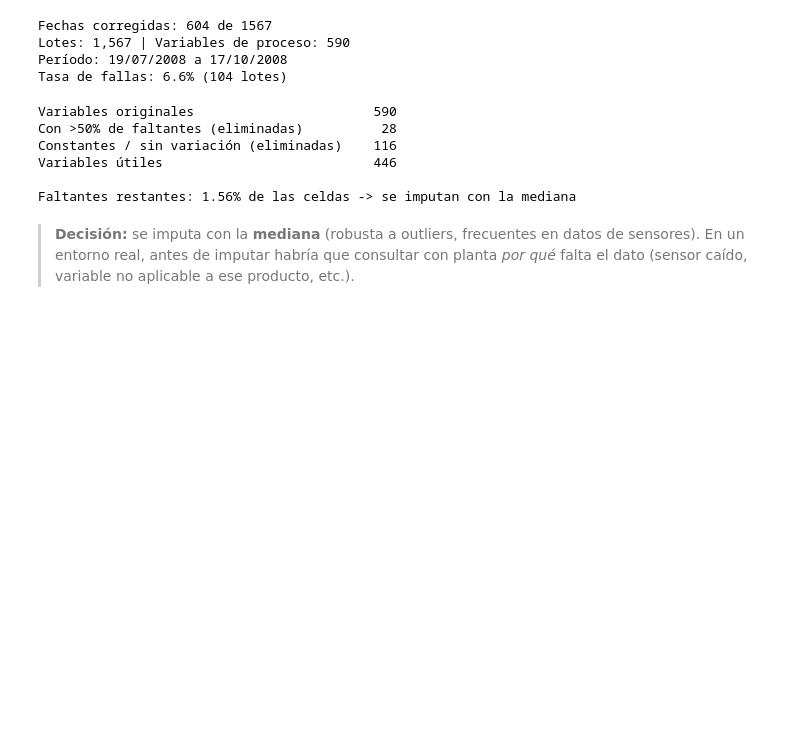
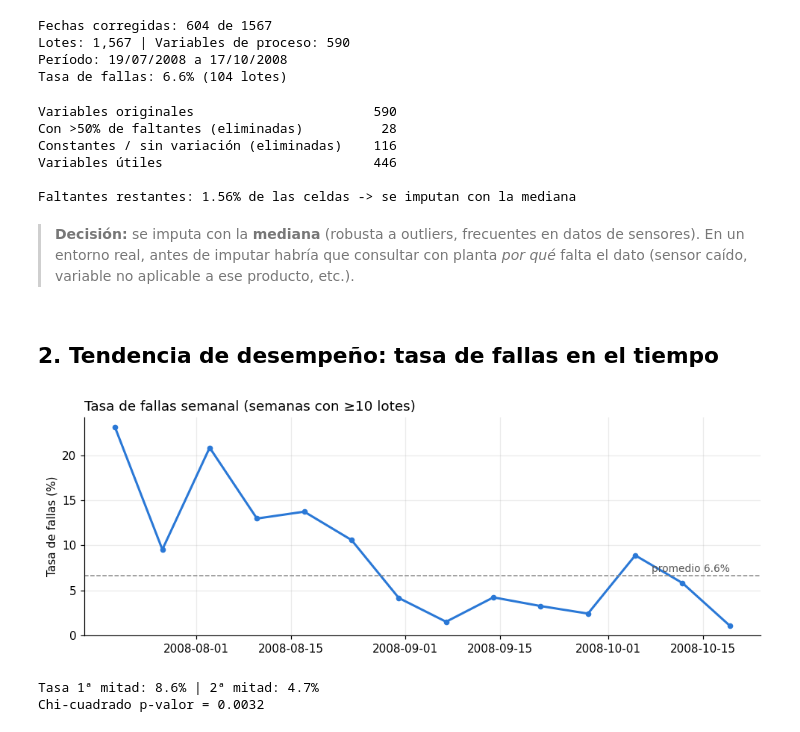
Before and after one commit to SaraGambande/secom-variables-criticas-proceso, a Jupyter notebook: secom_analisis_variables_criticas.ipynb, the cells around one changed output. Drawn from its saved outputs; the diff is of its cells as text; code cells hidden in the pictures; blank space fills up the shorter version.

Commit message:
Análisis de tendencia de la tasa de fallas y prueba chi-cuadrado

```diff
--- a/secom_analisis_variables_criticas.ipynb
+++ b/secom_analisis_variables_criticas.ipynb
@@ -96,3 +96,29 @@ Faltantes restantes: 1.56% de las celdas -> se imputan con la mediana
 # %% [markdown]
 > **Decisión:** se imputa con la **mediana** (robusta a outliers, frecuentes en datos de sensores). En un entorno real,
 > antes de imputar habría que consultar con planta *por qué* falta el dato (sensor caído, variable no aplicable a ese producto, etc.).
+# %% [markdown]
+## 2. Tendencia de desempeño: tasa de fallas en el tiempo
+# %%
+semanal = df.set_index("fecha").resample("W")["falla"].agg(["mean", "count"]).rename(
+    columns={"mean": "tasa_fallas", "count": "lotes"})
+semanal = semanal[semanal.lotes >= 10]
+
+fig, ax = plt.subplots(figsize=(9, 3.4))
+ax.plot(semanal.index, semanal.tasa_fallas * 100, color=PASA, lw=2, marker="o", ms=4)
+ax.axhline(y.mean() * 100, color="#888", ls="--", lw=1)
+ax.text(semanal.index[-1], y.mean() * 100 + 0.4, f"promedio {y.mean():.1%}", ha="right", color="#555", fontsize=9)
+ax.set_ylabel("Tasa de fallas (%)")
+ax.set_title("Tasa de fallas semanal (semanas con ≥10 lotes)", loc="left")
+plt.tight_layout(); plt.show()
+# %% [output]
+[figure, added]
+# %%
+# ¿La tasa de fallas cambió entre la primera y la segunda mitad del período? (prueba chi-cuadrado)
+mitad = df.fecha.median()
+tabla = pd.crosstab(df.fecha < mitad, df.falla)
+chi2, p, _, _ = stats.chi2_contingency(tabla)
+print(f"Tasa 1ª mitad: {df[df.fecha < mitad].falla.mean():.1%} | 2ª mitad: {df[df.fecha >= mitad].falla.mean():.1%}")
+print(f"Chi-cuadrado p-valor = {p:.4f}")
+# %% [output]
+Tasa 1ª mitad: 8.6% | 2ª mitad: 4.7%
+Chi-cuadrado p-valor = 0.0032
```
